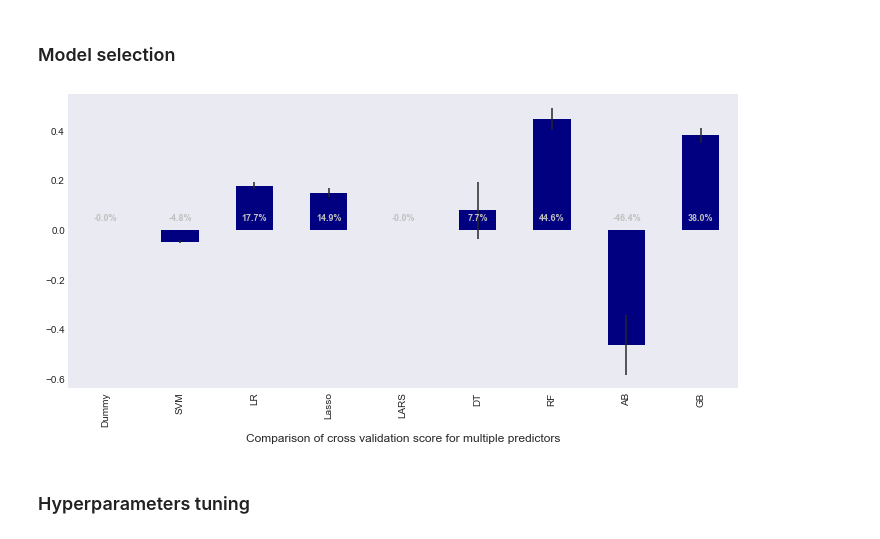
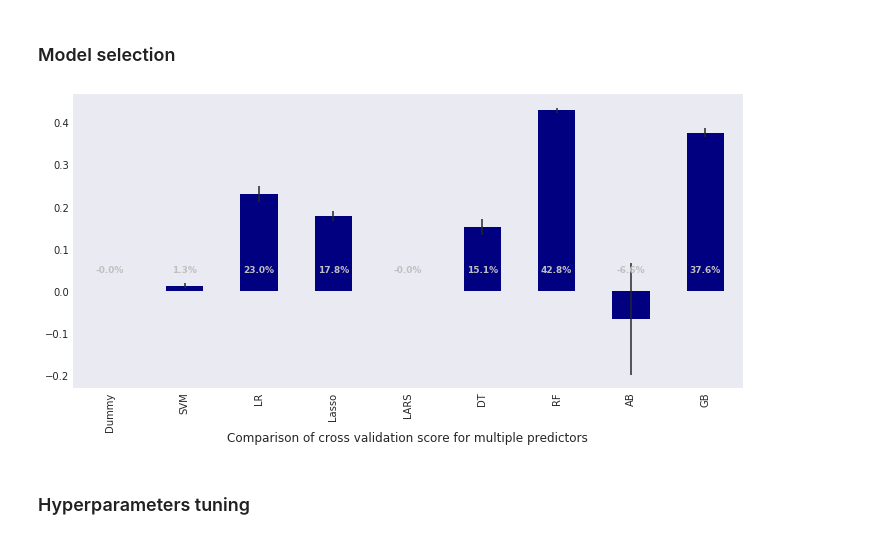
Before and after one commit to qmeeus/auction-optimiser, a Jupyter notebook: Predictive analysis.ipynb, the cells around one changed output. Cells and saved outputs as stored; diff of their text form; code cells hidden in the pictures.

Commit message:
add log transform

```diff
--- a/Predictive analysis.ipynb
+++ b/Predictive analysis.ipynb
@@ -31,34 +39,43 @@ $$(Start Price_i, Duration_i, Estimated Value_i, Period_i) \rightarrow Followers
 # %%
 from sklearn.dummy import DummyRegressor
 from sklearn.linear_model import LinearRegression, Lasso, LassoLars
 from sklearn.svm import SVR
 from sklearn.tree import DecisionTreeRegressor
 from sklearn.ensemble import RandomForestRegressor, AdaBoostRegressor, GradientBoostingRegressor
 from sklearn.metrics import r2_score
 
 scoring = "r2"
 
 models = [
 
     ("Dummy", DummyRegressor(strategy="mean")),
     ("SVM", SVR()),
     ("LR", LinearRegression()),
     ("Lasso", Lasso()),
     ("LARS", LassoLars()),
     ("DT", DecisionTreeRegressor()),
     ("RF", RandomForestRegressor()),
     ("AB", AdaBoostRegressor()),
     ("GB", GradientBoostingRegressor())
 
 ]
 
 followers = "Followers"
 X, iv, y = data.drop([target_name, followers], axis=1), data[followers], data[target_name]
 X_train, X_test, iv_train, iv_test, y_train, y_test = train_test_split(X, iv, y)
 
-cv_results = make_cross_validation(models, scoring, X_train, iv_train)
+def log_transform_cols(df):
+    log_cols = ["StartPrice", "SP.EV", "EstValue"]
+    df = df.copy()
+    for col in log_cols:
+        df[col] = np.log10(df[col])
+    return df
+
+y_train_log, y_test_log = np.log10(y_train), np.log10(y_test)
+X_train_tr, X_test_tr = log_transform_cols(X_train), log_transform_cols(X_test)
+cv_results = make_cross_validation(models, scoring, X_train_tr, iv_train)
 # %% [output]
-[figure, old version]
+[figure, new version]
 # %% [markdown]
 ### Hyperparameters tuning
 # %%
```
Also changed, not shown: parts of 3 cells of this notebook.
